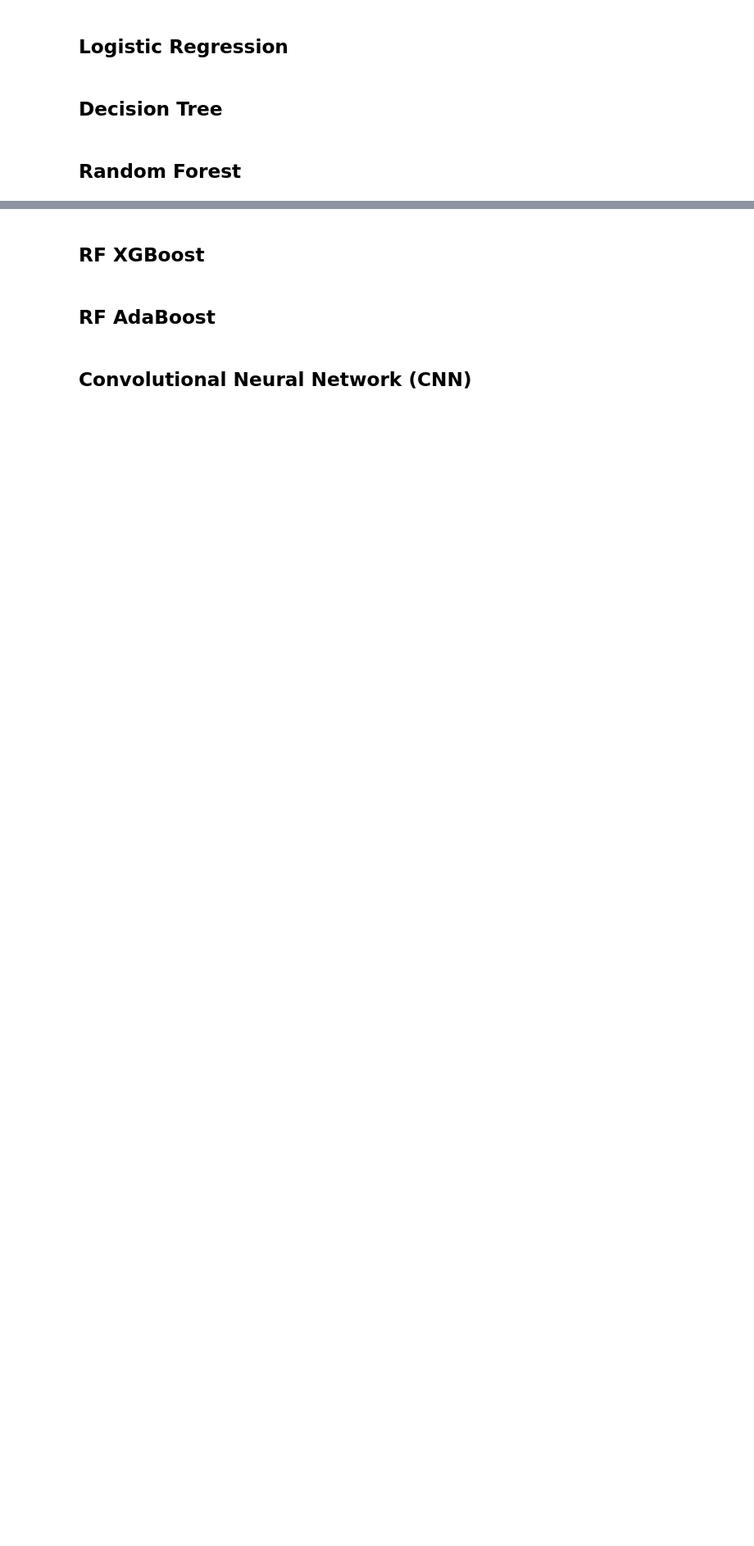
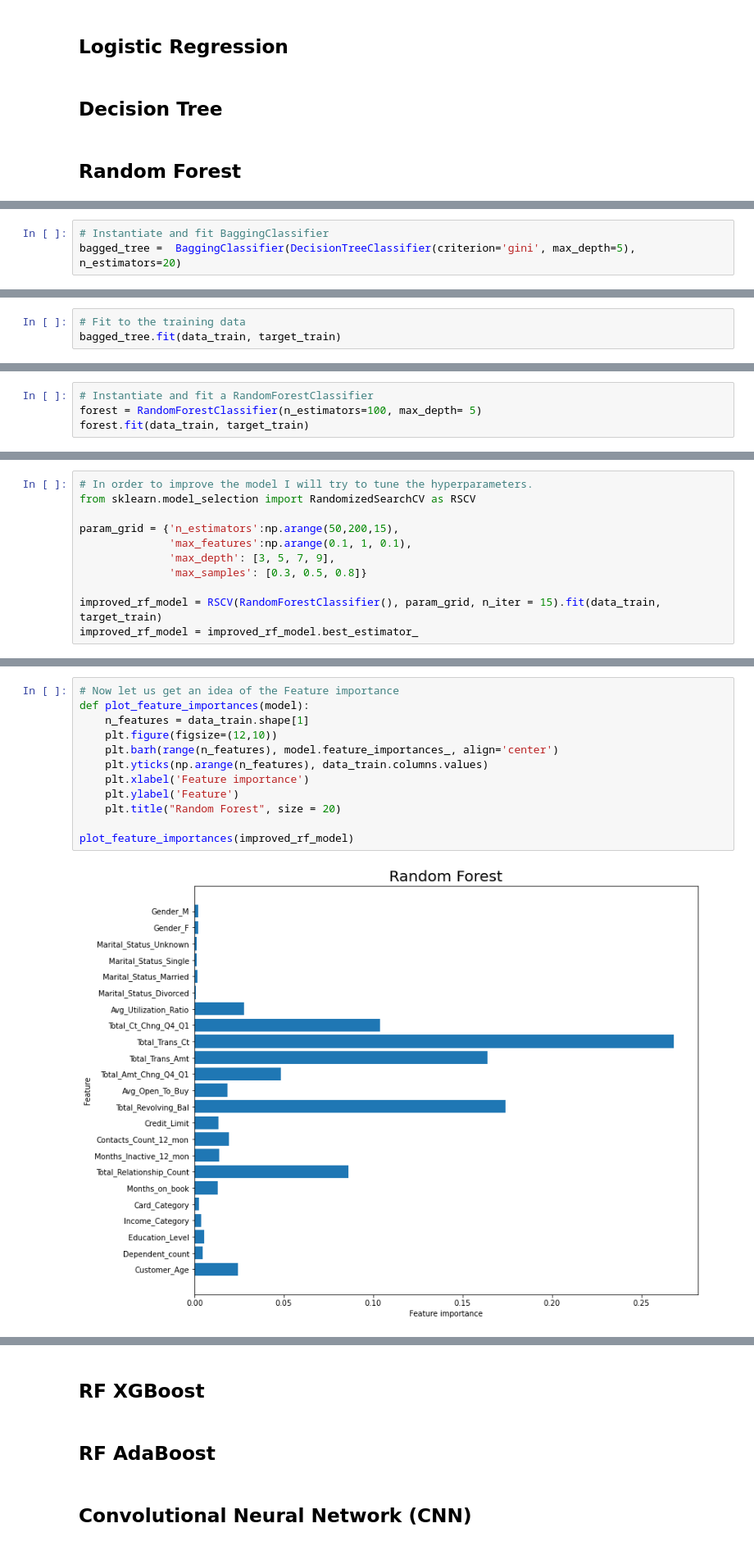
Before and after one commit to PaolaMalagon/Churn-Prediction-G2, a Jupyter notebook: Churn-Prediction-G2.ipynb, the cells around one changed output, grey strips where cells are left out. Shown at 82% size. Drawn from its saved outputs; the diff is of its cells as text; blank space fills up the shorter version.

Commit message:
Completed additional metrics and visualizations for more robust reporting

```diff
--- a/Churn-Prediction-G2.ipynb
+++ b/Churn-Prediction-G2.ipynb
@@ -485,0 +543,3 @@ The purpose of the model building stage is to create a highly function classific
+# %%
+# Instantiate and fit BaggingClassifier
+bagged_tree =  BaggingClassifier(DecisionTreeClassifier(criterion='gini', max_depth=5), n_estimators=20)
@@ -485,0 +548,3 @@ The purpose of the model building stage is to create a highly function classific
+# %%
+# Fit to the training data
+bagged_tree.fit(data_train, target_train)
@@ -485,0 +573,4 @@ The purpose of the model building stage is to create a highly function classific
+# %%
+# Instantiate and fit a RandomForestClassifier
+forest = RandomForestClassifier(n_estimators=100, max_depth= 5)
+forest.fit(data_train, target_train)
@@ -485,0 +598,11 @@ The purpose of the model building stage is to create a highly function classific
+# %%
+# In order to improve the model I will try to tune the hyperparameters.
+from sklearn.model_selection import RandomizedSearchCV as RSCV
+
+param_grid = {'n_estimators':np.arange(50,200,15),
+              'max_features':np.arange(0.1, 1, 0.1),
+              'max_depth': [3, 5, 7, 9],
+              'max_samples': [0.3, 0.5, 0.8]}
+
+improved_rf_model = RSCV(RandomForestClassifier(), param_grid, n_iter = 15).fit(data_train, target_train)
+improved_rf_model = improved_rf_model.best_estimator_
@@ -485,0 +621,14 @@ The purpose of the model building stage is to create a highly function classific
+# %%
+# Now let us get an idea of the Feature importance
+def plot_feature_importances(model):
+    n_features = data_train.shape[1]
+    plt.figure(figsize=(12,10))
+    plt.barh(range(n_features), model.feature_importances_, align='center')
+    plt.yticks(np.arange(n_features), data_train.columns.values)
+    plt.xlabel('Feature importance')
+    plt.ylabel('Feature')
+    plt.title("Random Forest", size = 20)
+
+plot_feature_importances(improved_rf_model)
+# %% [output]
+[figure, added]
```
Also changed, not shown: parts of 43 cells of this notebook.
